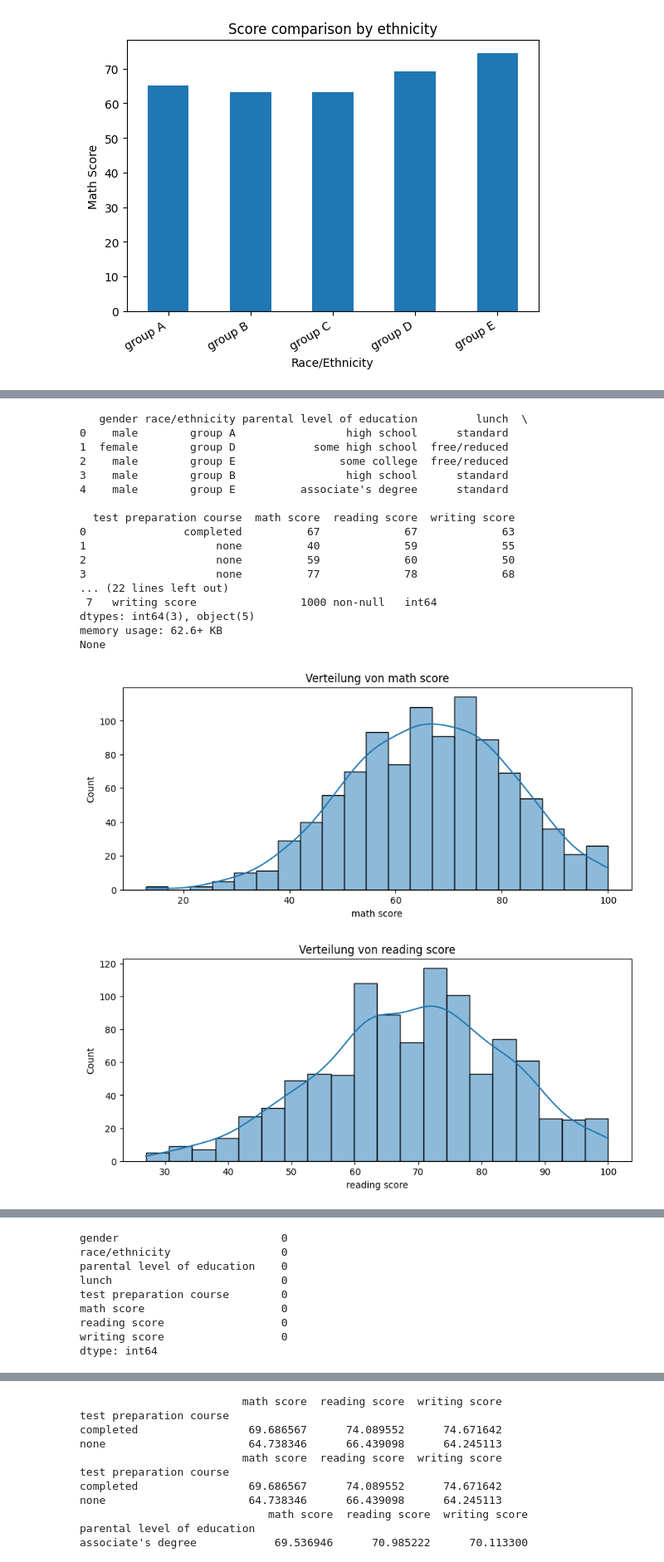
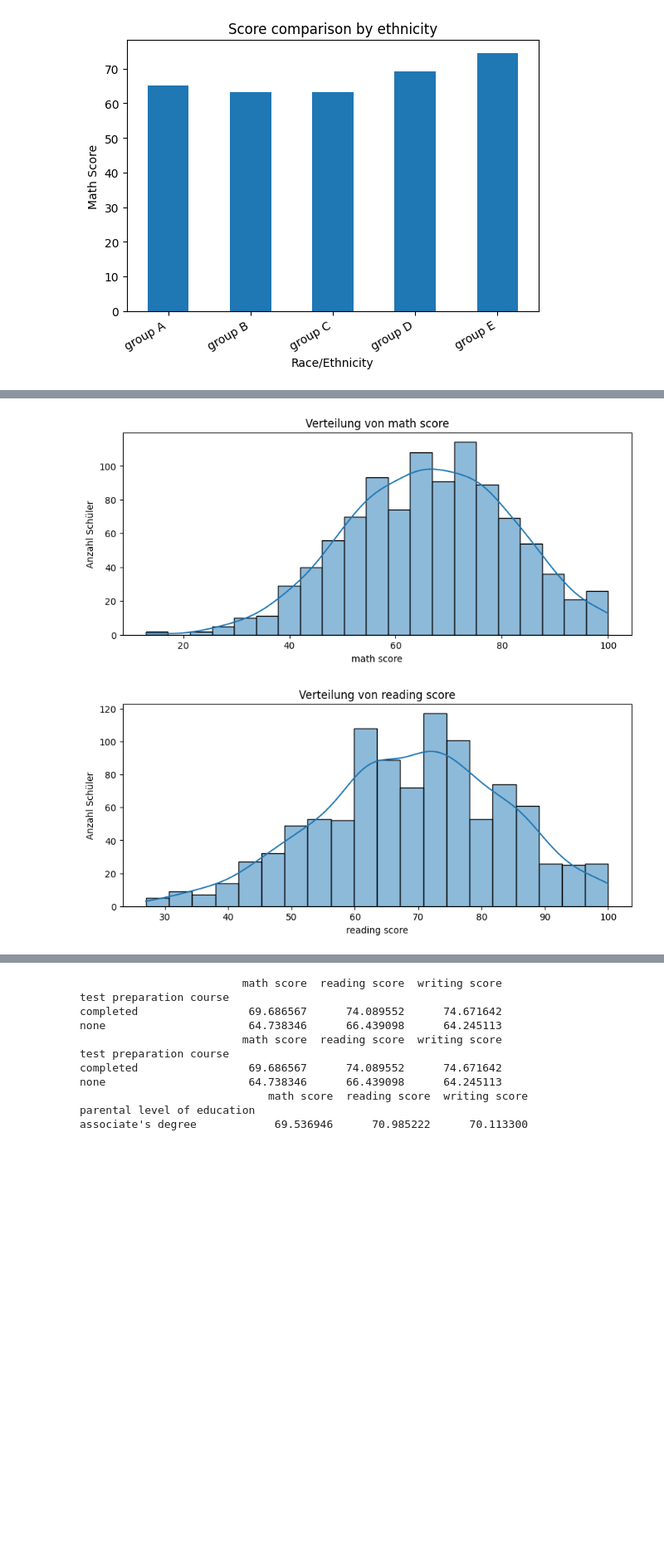
Before and after one commit to AmarBego/VSCODE, a Jupyter notebook: PROJEKT/Projekt.ipynb, the cells around one changed output, grey strips where cells are left out. Shown at 83% size. Saved outputs shown, nothing was run; the diff lists cells and outputs as text; code cells hidden in the pictures; blank space fills up the shorter version.

```diff
--- a/PROJEKT/Projekt.ipynb
+++ b/PROJEKT/Projekt.ipynb
@@ -78,45 +180,31 @@ plt.show()
 # %%
-df = pd.read_csv('exams.csv')
-
-# Grundlegende Datenüberprüfung
-print(df.head())
-print(df.describe())
-print(df.info())
-
-# Verteilung der numerischen Variablen
+# For each score type ('math score', 'reading score', 'writing score')
 for column in ['math score', 'reading score', 'writing score']:
+    # Create a new figure with a specific size
     plt.figure(figsize=(10,4))
+    # Plot a histogram of the score data, with a Kernel Density Estimate (KDE) line
     sns.histplot(df[column], kde=True)
+    # Set the title of the plot
     plt.title(f'Verteilung von {column}')
+    # Set the label for the y-axis
+    plt.ylabel('Anzahl Schüler')
+    # Display the plot
     plt.show()
 
-# Überprüfung auf fehlende Werte
-print(df.isnull().sum())
-
-# Verteilung der kategorischen Variablen
+# For each categorical variable ('gender', 'race/ethnicity', 'parental level of education', 'lunch', 'test preparation course')
 for column in ['gender', 'race/ethnicity', 'parental level of education', 'lunch', 'test preparation course']:
+    # Create a new figure with a specific size
     plt.figure(figsize=(10,4))
+    # Plot a countplot (a histogram across a categorical variable)
     sns.countplot(x=column, data=df)
+    # Set the title of the plot
     plt.title(f'Verteilung von {column}')
+    # Set the label for the y-axis
+    plt.ylabel('Anzahl Schüler')
+    # Rotate the x-axis labels by 45 degrees
     plt.xticks(rotation=45)
+    # Display the plot
     plt.show()
 # %% [output]
-   gender race/ethnicity parental level of education         lunch  \
-0    male        group A                 high school      standard
-1  female        group D            some high school  free/reduced
-2    male        group E                some college  free/reduced
-3    male        group B                 high school      standard
-4    male        group E          associate's degree      standard
-
-  test preparation course  math score  reading score  writing score
-0               completed          67             67             63
-1                    none          40             59             55
-2                    none          59             60             50
-3                    none          77             78             68
-... (22 lines left out)
- 7   writing score                1000 non-null   int64
-dtypes: int64(3), object(5)
-memory usage: 62.6+ KB
-None
-[figure, old version]
+[figure, new version]
-[figure, old version]
+[figure, new version]
@@ -124,9 +211,0 @@ None
-gender                         0
-race/ethnicity                 0
-parental level of education    0
-lunch                          0
-test preparation course        0
-math score                     0
-reading score                  0
-writing score                  0
-dtype: int64
```
Also changed, not shown: parts of 17 cells of this notebook, 1 other file.
